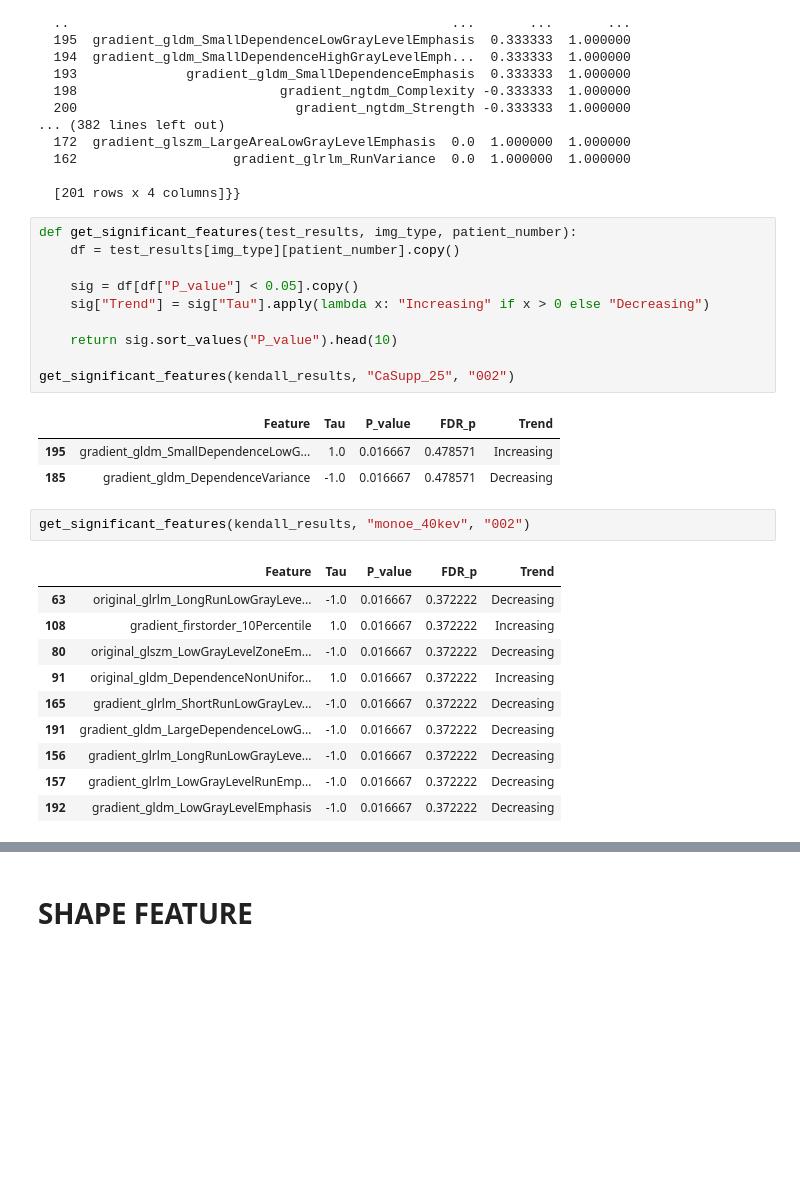
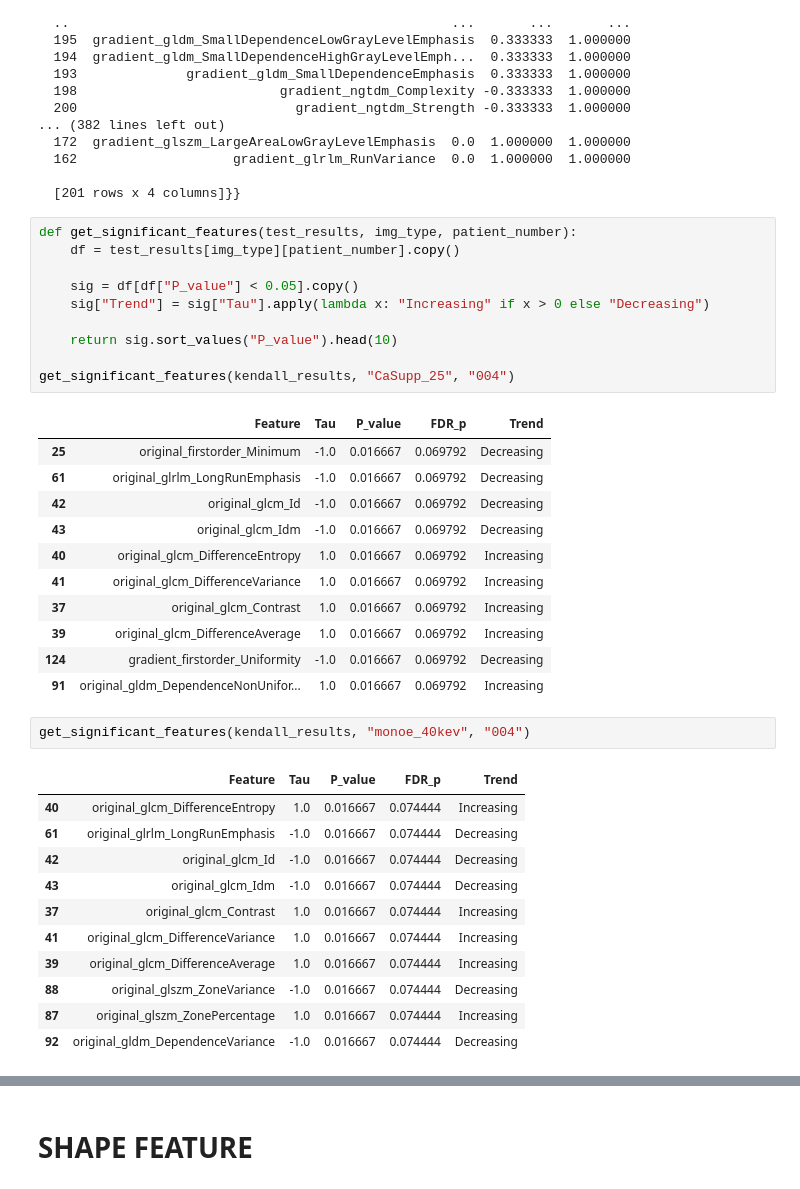
Before and after one commit to lukas1110/Analysis-of-multiple-myelomas-from-dual-CT, a Jupyter notebook: data_analysis/follow_up.ipynb, the cells around one changed output, grey strips where cells are left out. Saved outputs shown, nothing was run; the diff lists cells and outputs as text; blank space fills up the shorter version.

```diff
--- a/data_analysis/follow_up.ipynb
+++ b/data_analysis/follow_up.ipynb
@@ -278,30 +278,39 @@ kendall_results
 # %%
 def get_significant_features(test_results, img_type, patient_number):
     df = test_results[img_type][patient_number].copy()
 
     sig = df[df["P_value"] < 0.05].copy()
     sig["Trend"] = sig["Tau"].apply(lambda x: "Increasing" if x > 0 else "Decreasing")
 
     return sig.sort_values("P_value").head(10)
 
-get_significant_features(kendall_results, "CaSupp_25", "002")
+get_significant_features(kendall_results, "CaSupp_25", "004")
 # %% [output]
 |  | Feature | Tau | P_value | FDR_p | Trend |
-| 195 | gradient_gldm_SmallDependenceLowG... | 1.0 | 0.016667 | 0.478571 | Increasing |
-| 185 | gradient_gldm_DependenceVariance | -1.0 | 0.016667 | 0.478571 | Decreasing |
+| 25 | original_firstorder_Minimum | -1.0 | 0.016667 | 0.069792 | Decreasing |
+| 61 | original_glrlm_LongRunEmphasis | -1.0 | 0.016667 | 0.069792 | Decreasing |
+| 42 | original_glcm_Id | -1.0 | 0.016667 | 0.069792 | Decreasing |
+| 43 | original_glcm_Idm | -1.0 | 0.016667 | 0.069792 | Decreasing |
+| 40 | original_glcm_DifferenceEntropy | 1.0 | 0.016667 | 0.069792 | Increasing |
+| 41 | original_glcm_DifferenceVariance | 1.0 | 0.016667 | 0.069792 | Increasing |
+| 37 | original_glcm_Contrast | 1.0 | 0.016667 | 0.069792 | Increasing |
+| 39 | original_glcm_DifferenceAverage | 1.0 | 0.016667 | 0.069792 | Increasing |
+| 124 | gradient_firstorder_Uniformity | -1.0 | 0.016667 | 0.069792 | Decreasing |
+| 91 | original_gldm_DependenceNonUnifor... | 1.0 | 0.016667 | 0.069792 | Increasing |
 # %%
-get_significant_features(kendall_results, "monoe_40kev", "002")
+get_significant_features(kendall_results, "monoe_40kev", "004")
 # %% [output]
 |  | Feature | Tau | P_value | FDR_p | Trend |
-| 63 | original_glrlm_LongRunLowGrayLeve... | -1.0 | 0.016667 | 0.372222 | Decreasing |
-| 108 | gradient_firstorder_10Percentile | 1.0 | 0.016667 | 0.372222 | Increasing |
-| 80 | original_glszm_LowGrayLevelZoneEm... | -1.0 | 0.016667 | 0.372222 | Decreasing |
-| 91 | original_gldm_DependenceNonUnifor... | 1.0 | 0.016667 | 0.372222 | Increasing |
-| 165 | gradient_glrlm_ShortRunLowGrayLev... | -1.0 | 0.016667 | 0.372222 | Decreasing |
-| 191 | gradient_gldm_LargeDependenceLowG... | -1.0 | 0.016667 | 0.372222 | Decreasing |
-| 156 | gradient_glrlm_LongRunLowGrayLeve... | -1.0 | 0.016667 | 0.372222 | Decreasing |
-| 157 | gradient_glrlm_LowGrayLevelRunEmp... | -1.0 | 0.016667 | 0.372222 | Decreasing |
-| 192 | gradient_gldm_LowGrayLevelEmphasis | -1.0 | 0.016667 | 0.372222 | Decreasing |
+| 40 | original_glcm_DifferenceEntropy | 1.0 | 0.016667 | 0.074444 | Increasing |
+| 61 | original_glrlm_LongRunEmphasis | -1.0 | 0.016667 | 0.074444 | Decreasing |
+| 42 | original_glcm_Id | -1.0 | 0.016667 | 0.074444 | Decreasing |
+| 43 | original_glcm_Idm | -1.0 | 0.016667 | 0.074444 | Decreasing |
+| 37 | original_glcm_Contrast | 1.0 | 0.016667 | 0.074444 | Increasing |
+| 41 | original_glcm_DifferenceVariance | 1.0 | 0.016667 | 0.074444 | Increasing |
+| 39 | original_glcm_DifferenceAverage | 1.0 | 0.016667 | 0.074444 | Increasing |
+| 88 | original_glszm_ZoneVariance | -1.0 | 0.016667 | 0.074444 | Decreasing |
+| 87 | original_glszm_ZonePercentage | 1.0 | 0.016667 | 0.074444 | Increasing |
+| 92 | original_gldm_DependenceVariance | -1.0 | 0.016667 | 0.074444 | Decreasing |
 # %%
 import matplotlib.pyplot as plt
 import pandas as pd
```
Also changed, not shown: parts of 3 cells of this notebook.
